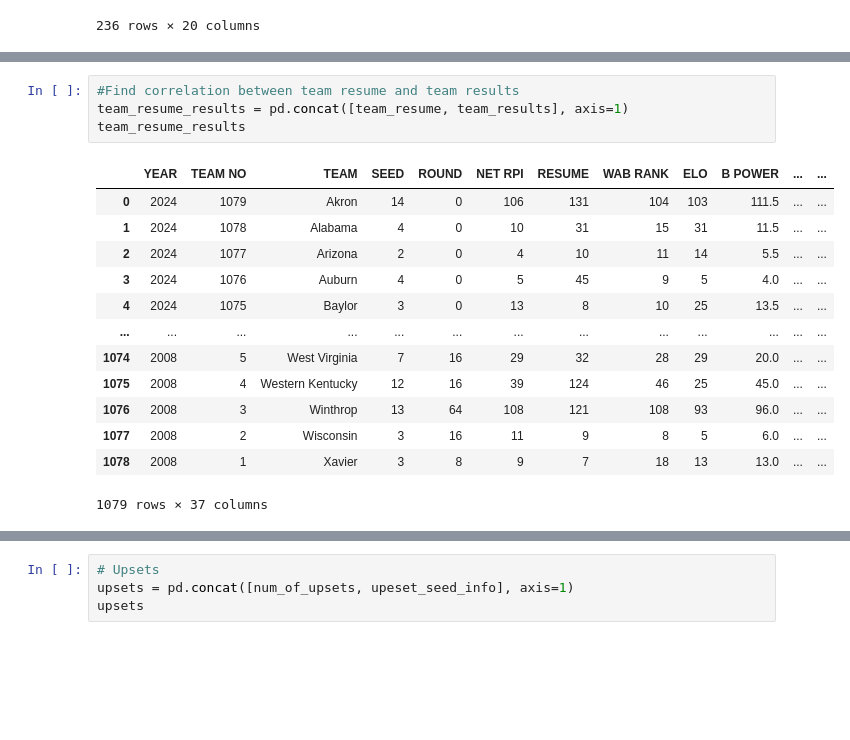
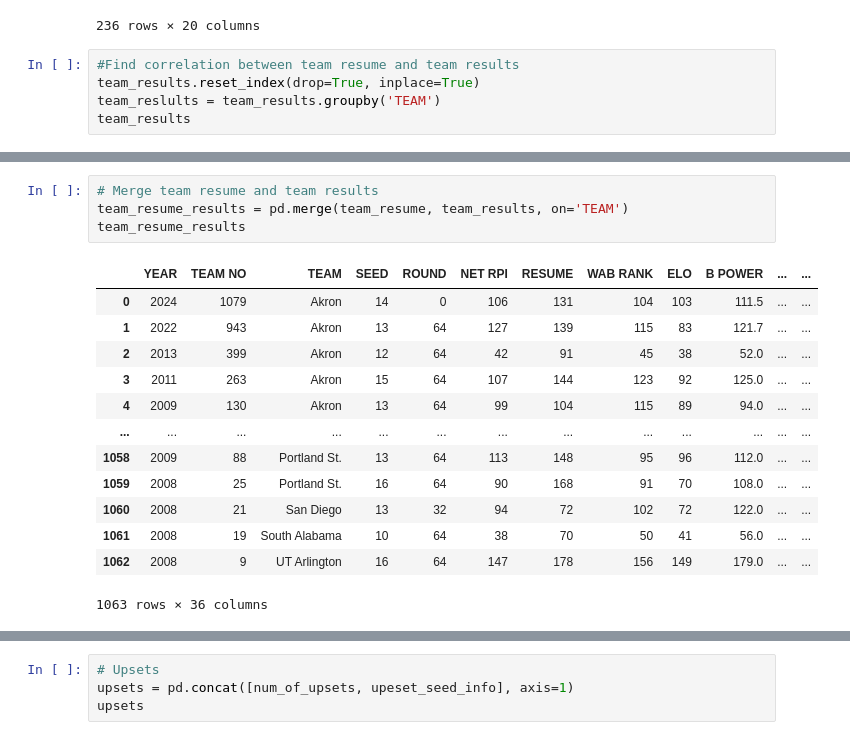
Before and after one commit to TGurke13/Final_Project, a Jupyter notebook: data_vis.ipynb, the cells around one changed output, grey strips where cells are left out. Drawn from its saved outputs; the diff is of its cells as text; blank space fills up the shorter version.

Commit message:
Fixed team grouping

```diff
--- a/data_vis.ipynb
+++ b/data_vis.ipynb
@@ -131,3 +131,8 @@ team_results
 | 234 | 244 | Xavier | 4.1 | 14 | 2.7 | 22 | 28 | 18 | 10 | 0.643 | 10 | ... |
 | 235 | 245 | Yale | -0.1 | 91 | 0.2 | 71 | 4 | 1 | 3 | 0.250 | 3 | ... |
 236 rows × 20 columns
+# %%
+#Find correlation between team resume and team results
+team_results.reset_index(drop=True, inplace=True)
+team_reslults = team_results.groupby('TEAM')
+team_results
@@ -134,18 +169,18 @@ team_results
 # %%
-#Find correlation between team resume and team results
-team_resume_results = pd.concat([team_resume, team_results], axis=1)
+# Merge team resume and team results
+team_resume_results = pd.merge(team_resume, team_results, on='TEAM')
 team_resume_results
 # %% [output]
 |  | YEAR | TEAM NO | TEAM | SEED | ROUND | NET RPI | RESUME | WAB RANK | ELO | B POWER | ... | ... |
 | 0 | 2024 | 1079 | Akron | 14 | 0 | 106 | 131 | 104 | 103 | 111.5 | ... | ... |
-| 1 | 2024 | 1078 | Alabama | 4 | 0 | 10 | 31 | 15 | 31 | 11.5 | ... | ... |
-| 2 | 2024 | 1077 | Arizona | 2 | 0 | 4 | 10 | 11 | 14 | 5.5 | ... | ... |
-| 3 | 2024 | 1076 | Auburn | 4 | 0 | 5 | 45 | 9 | 5 | 4.0 | ... | ... |
-| 4 | 2024 | 1075 | Baylor | 3 | 0 | 13 | 8 | 10 | 25 | 13.5 | ... | ... |
+| 1 | 2022 | 943 | Akron | 13 | 64 | 127 | 139 | 115 | 83 | 121.7 | ... | ... |
+| 2 | 2013 | 399 | Akron | 12 | 64 | 42 | 91 | 45 | 38 | 52.0 | ... | ... |
+| 3 | 2011 | 263 | Akron | 15 | 64 | 107 | 144 | 123 | 92 | 125.0 | ... | ... |
+| 4 | 2009 | 130 | Akron | 13 | 64 | 99 | 104 | 115 | 89 | 94.0 | ... | ... |
 | ... | ... | ... | ... | ... | ... | ... | ... | ... | ... | ... | ... | ... |
-| 1074 | 2008 | 5 | West Virginia | 7 | 16 | 29 | 32 | 28 | 29 | 20.0 | ... | ... |
-| 1075 | 2008 | 4 | Western Kentucky | 12 | 16 | 39 | 124 | 46 | 25 | 45.0 | ... | ... |
-| 1076 | 2008 | 3 | Winthrop | 13 | 64 | 108 | 121 | 108 | 93 | 96.0 | ... | ... |
-| 1077 | 2008 | 2 | Wisconsin | 3 | 16 | 11 | 9 | 8 | 5 | 6.0 | ... | ... |
-| 1078 | 2008 | 1 | Xavier | 3 | 8 | 9 | 7 | 18 | 13 | 13.0 | ... | ... |
+| 1058 | 2009 | 88 | Portland St. | 13 | 64 | 113 | 148 | 95 | 96 | 112.0 | ... | ... |
+| 1059 | 2008 | 25 | Portland St. | 16 | 64 | 90 | 168 | 91 | 70 | 108.0 | ... | ... |
+| 1060 | 2008 | 21 | San Diego | 13 | 32 | 94 | 72 | 102 | 72 | 122.0 | ... | ... |
+| 1061 | 2008 | 19 | South Alabama | 10 | 64 | 38 | 70 | 50 | 41 | 56.0 | ... | ... |
+| 1062 | 2008 | 9 | UT Arlington | 16 | 64 | 147 | 178 | 156 | 149 | 179.0 | ... | ... |
-1079 rows × 37 columns
+1063 rows × 36 columns
```
Also changed, not shown: parts of 26 cells of this notebook.
